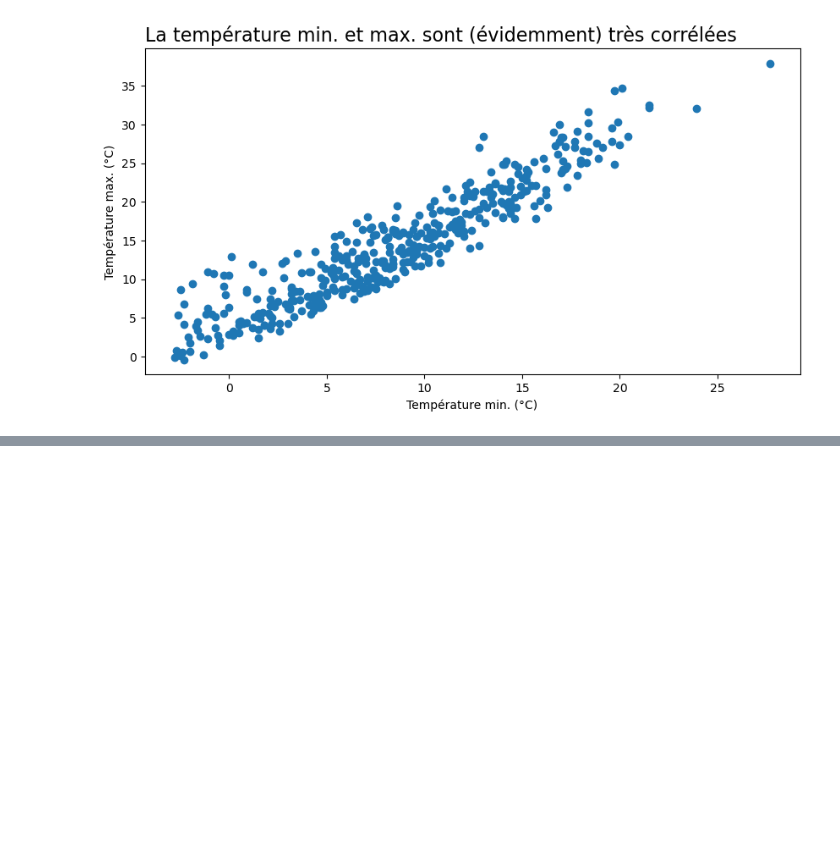
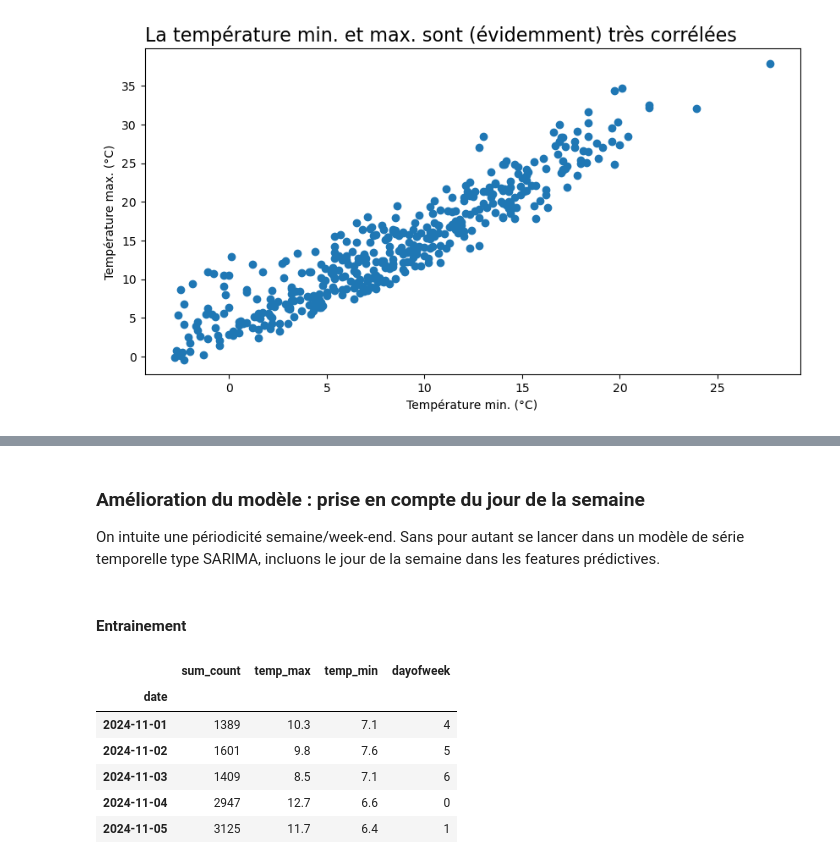
Before and after one commit to dubois-j/CampNum-Extraction-donnees, a Jupyter notebook: notebooks/3-miniproj.ipynb, the cells around one changed output, grey strips where cells are left out. Cells and saved outputs as stored; diff of their text form; code cells hidden in the pictures; blank space fills up the shorter version.

```diff
--- a/notebooks/3-miniproj.ipynb
+++ b/notebooks/3-miniproj.ipynb
@@ -260,0 +268,17 @@ plt.show()
+# %% [markdown]
+### Amélioration du modèle : prise en compte du jour de la semaine
+
+On intuite une périodicité semaine/week-end. Sans pour autant se lancer dans un modèle de série temporelle type SARIMA, incluons le jour de la semaine dans les features prédictives.
+# %% [markdown]
+#### Entrainement
+# %%
+df["dayofweek"] = df.index.dayofweek
+df.head()
+# %% [output]
+|  | sum_count | temp_max | temp_min | dayofweek |
+| date |  |  |  |  |
+| 2024-11-01 | 1389 | 10.3 | 7.1 | 4 |
+| 2024-11-02 | 1601 | 9.8 | 7.6 | 5 |
+| 2024-11-03 | 1409 | 8.5 | 7.1 | 6 |
+| 2024-11-04 | 2947 | 12.7 | 6.6 | 0 |
+| 2024-11-05 | 3125 | 11.7 | 6.4 | 1 |
```
Also changed, not shown: parts of 19 cells of this notebook.
